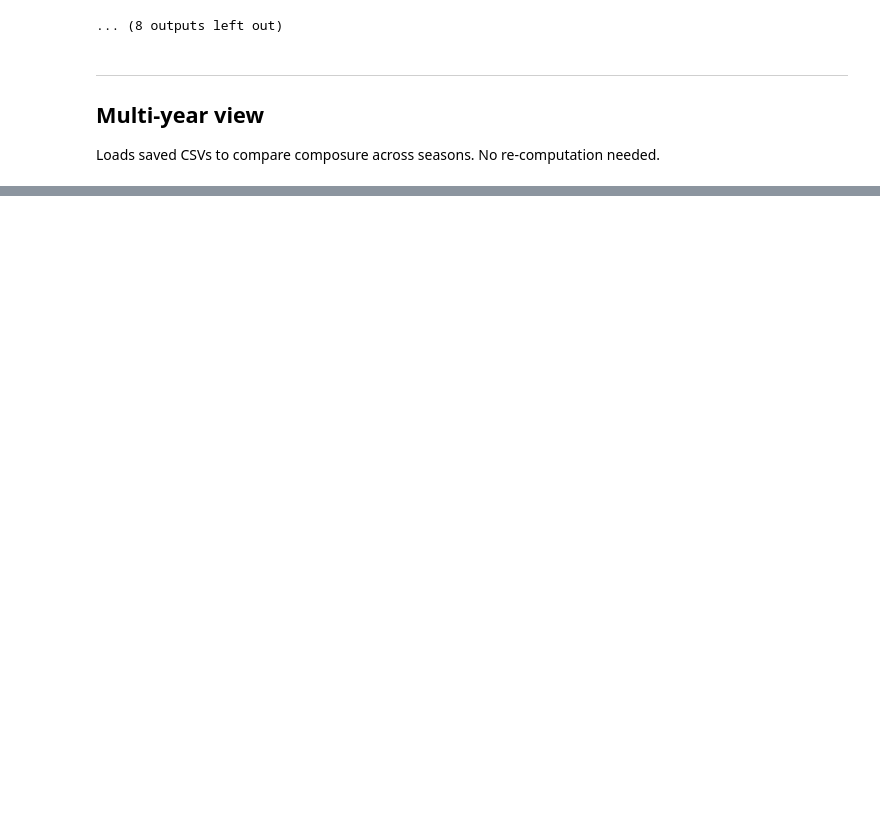
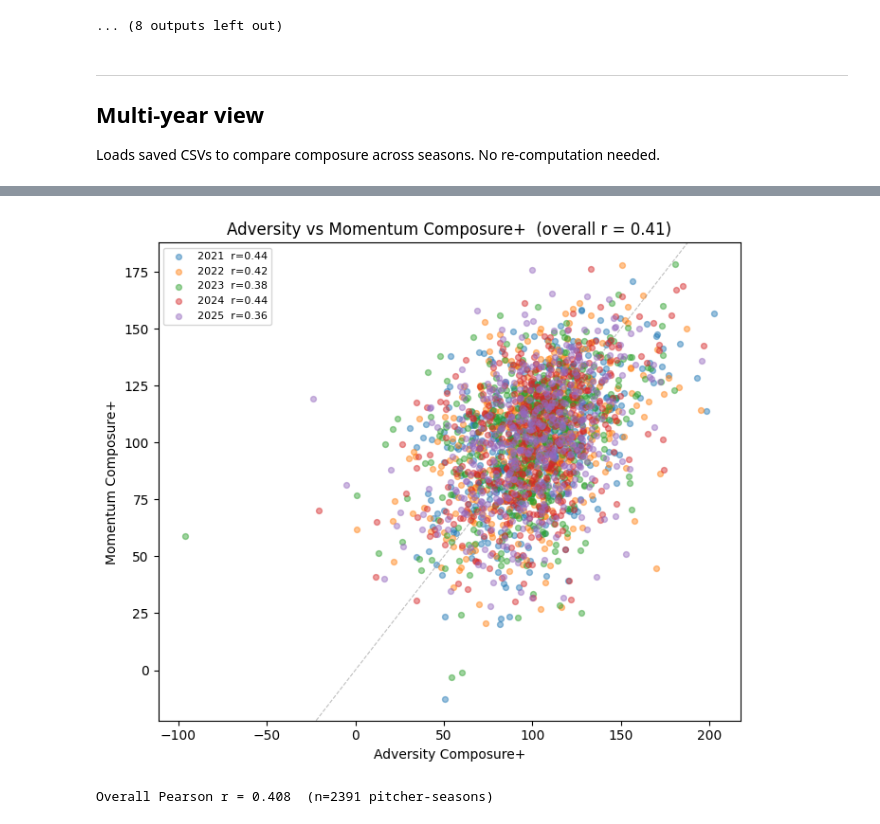
Before and after one commit to aryankapoorr/baseball, a Jupyter notebook: composure/composure.ipynb, the cells around one changed output, grey strips where cells are left out. Drawn from its saved outputs; the diff is of its cells as text; code cells hidden in the pictures; blank space fills up the shorter version.

```diff
--- a/composure/composure.ipynb
+++ b/composure/composure.ipynb
@@ -665,0 +772,39 @@ display(multi.head(30))
+# %%
+import matplotlib.pyplot as plt
+import matplotlib.cm as cm
+
+# ── Load all scored seasons ───────────────────────────────────────────────────
+csvs = [os.path.join(RESULTS_DIR, f'composure_scores_{yr}.csv')
+        for yr in SEASONS
+        if os.path.exists(os.path.join(RESULTS_DIR, f'composure_scores_{yr}.csv'))]
+
+if not csvs:
+    print('No scored seasons found — run Phase 3 first.')
+    all_df, seasons_present = pd.DataFrame(), []
+else:
+    all_df = pd.concat([pd.read_csv(p) for p in csvs], ignore_index=True)
+    seasons_present = sorted(all_df['season'].unique())
+
+    fig, ax = plt.subplots(figsize=(7, 6))
+    colors = cm.tab10.colors
+
+    for idx, yr in enumerate(seasons_present):
+        sub = all_df[all_df['season'] == yr].dropna(
+            subset=['adversity_composure_plus', 'momentum_composure_plus'])
+        r = sub[['adversity_composure_plus', 'momentum_composure_plus']].corr().iloc[0, 1]
+        ax.scatter(sub['adversity_composure_plus'], sub['momentum_composure_plus'],
+                   alpha=0.45, s=18, color=colors[idx % 10], label=f'{yr}  r={r:.2f}')
+
+    overall = all_df.dropna(subset=['adversity_composure_plus', 'momentum_composure_plus'])
+    r_all = overall[['adversity_composure_plus', 'momentum_composure_plus']].corr().iloc[0, 1]
+    ax.axline((100, 100), slope=1, color='grey', lw=0.8, ls='--', alpha=0.5)
+    ax.set_xlabel('Adversity Composure+')
+    ax.set_ylabel('Momentum Composure+')
+    ax.set_title(f'Adversity vs Momentum Composure+  (overall r = {r_all:.2f})')
+    ax.legend(fontsize=8)
+    plt.tight_layout()
+    plt.show()
+    print(f'Overall Pearson r = {r_all:.3f}  (n={len(overall)} pitcher-seasons)')
+# %% [output]
+[figure, added]
+Overall Pearson r = 0.408  (n=2391 pitcher-seasons)
```
Also changed, not shown: parts of 12 cells of this notebook, 10 other files.
